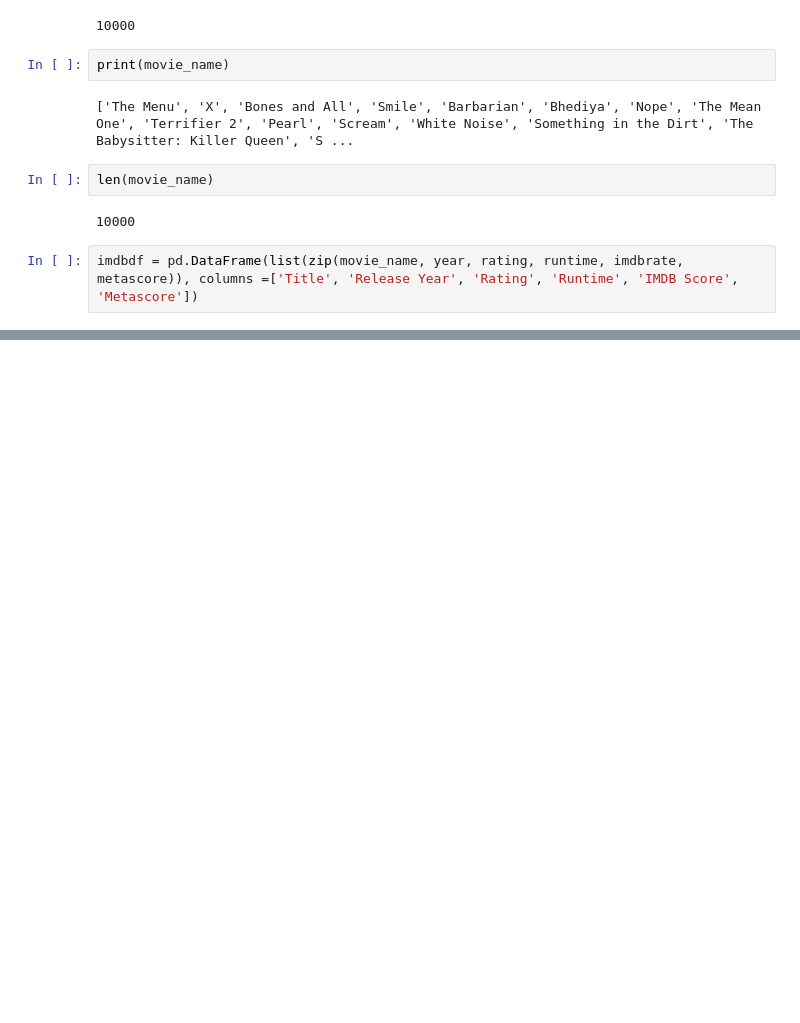
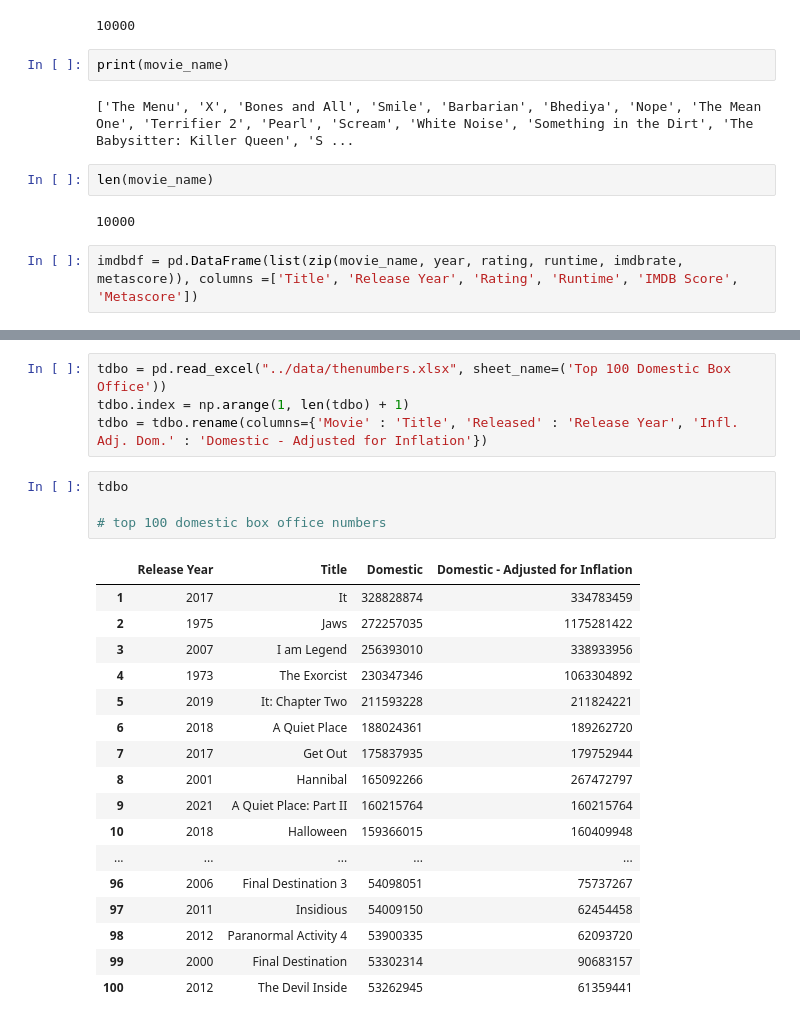
Before and after one commit to RobertRLunn/RLDA7capstone, a Jupyter notebook: notebook/RobertLunnCapstone.ipynb, the cells around one changed output, grey strips where cells are left out. Cells and saved outputs as stored; diff of their text form; blank space fills up the shorter version.

Commit message:
got numbers in

```diff
--- a/notebook/RobertLunnCapstone.ipynb
+++ b/notebook/RobertLunnCapstone.ipynb
@@ -289,0 +291,26 @@ wwbo
+# %%
+tdbo = pd.read_excel("../data/thenumbers.xlsx", sheet_name=('Top 100 Domestic Box Office'))
+tdbo.index = np.arange(1, len(tdbo) + 1)
+tdbo = tdbo.rename(columns={'Movie' : 'Title', 'Released' : 'Release Year', 'Infl. Adj. Dom.' : 'Domestic - Adjusted for Inflation'})
+# %%
+tdbo
+
+# top 100 domestic box office numbers
+# %% [output]
+|  | Release Year | Title | Domestic | Domestic - Adjusted for Inflation |
+| 1 | 2017 | It | 328828874 | 334783459 |
+| 2 | 1975 | Jaws | 272257035 | 1175281422 |
+| 3 | 2007 | I am Legend | 256393010 | 338933956 |
+| 4 | 1973 | The Exorcist | 230347346 | 1063304892 |
+| 5 | 2019 | It: Chapter Two | 211593228 | 211824221 |
+| 6 | 2018 | A Quiet Place | 188024361 | 189262720 |
+| 7 | 2017 | Get Out | 175837935 | 179752944 |
+| 8 | 2001 | Hannibal | 165092266 | 267472797 |
+| 9 | 2021 | A Quiet Place: Part II | 160215764 | 160215764 |
+| 10 | 2018 | Halloween | 159366015 | 160409948 |
+| ... | ... | ... | ... | ... |
+| 96 | 2006 | Final Destination 3 | 54098051 | 75737267 |
+| 97 | 2011 | Insidious | 54009150 | 62454458 |
+| 98 | 2012 | Paranormal Activity 4 | 53900335 | 62093720 |
+| 99 | 2000 | Final Destination | 53302314 | 90683157 |
+| 100 | 2012 | The Devil Inside | 53262945 | 61359441 |
```
Also changed, not shown: parts of 18 cells of this notebook.
